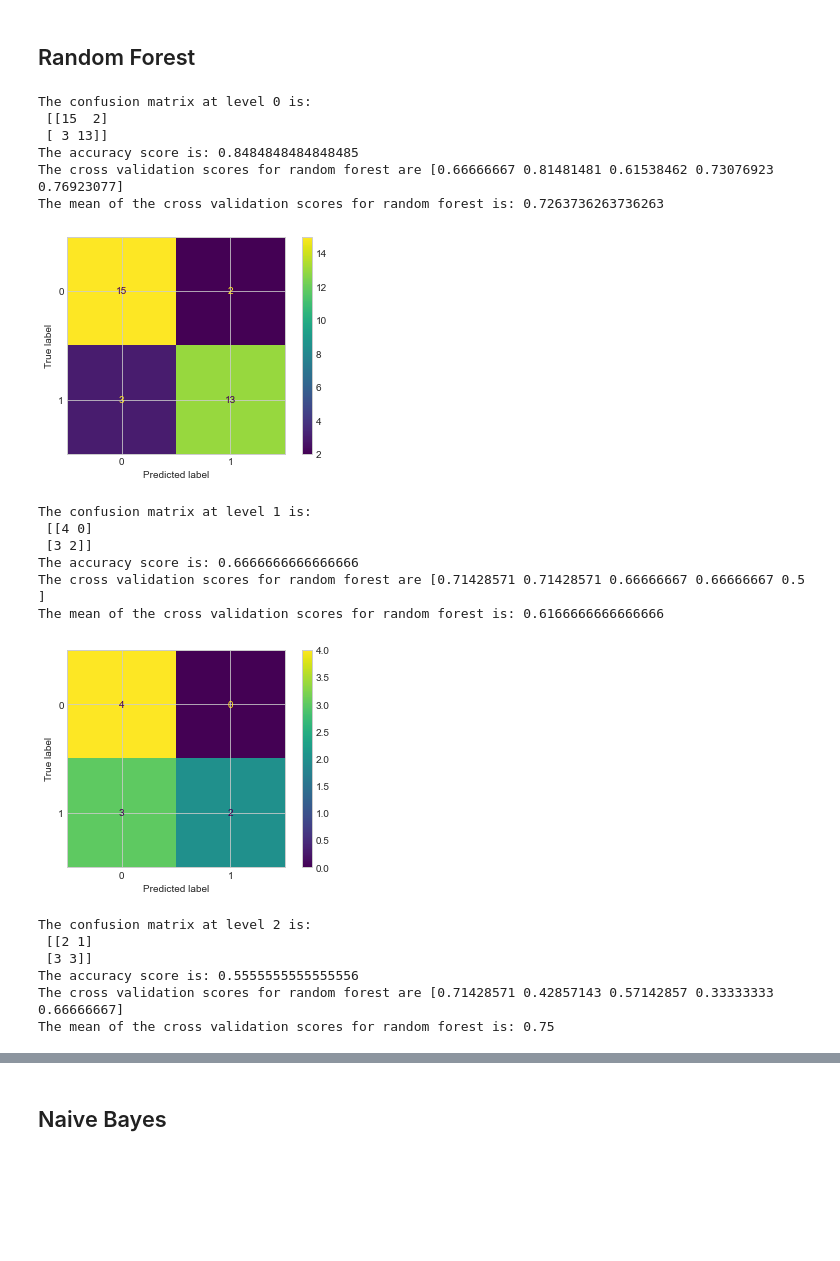
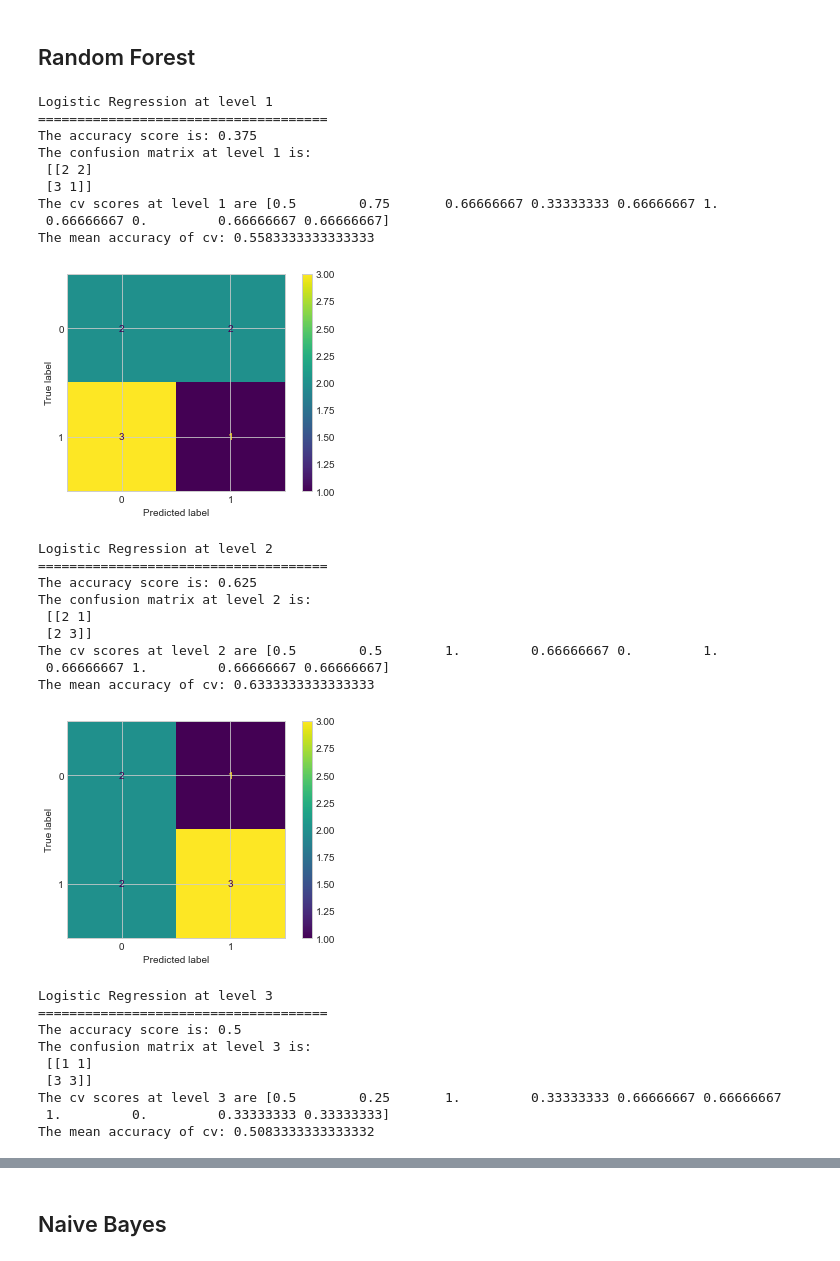
Before and after one commit to streckgumman/BikeFit, a Jupyter notebook: Classifier-diff-all-levels-separately-1.ipynb, the cells around one changed output, grey strips where cells are left out. Cells and saved outputs as stored; diff of their text form; code cells hidden in the pictures; blank space fills up the shorter version.

```diff
--- a/Classifier-diff-all-levels-separately-1.ipynb
+++ b/Classifier-diff-all-levels-separately-1.ipynb
@@ -237,7 +237,7 @@ Calculating the differences between the max and min-values in each attribute for
 # %%
 # calculate the four power levels for healthy people:
 
-path = "USE THIS/Healthy/"
+path = "usethis/Healthy/"
 
 b_name = get_bname(path)
 
@@ -249,7 +249,7 @@ diff_list4 = get_differences_values(path, int(3*len(b_name)/4), int(len(b_name))
 
 # calculate the four power levels for injured people:
 
-path = "USE THIS/PFPS/"
+path = "usethis/PFPS/"
 
 diff_list_injured1 = get_differences_values(path, 0, int(len(b_name)/4))
 diff_list_injured2 = get_differences_values(path, int(len(b_name)/4), int(len(b_name)/2))
@@ -304,7 +297,6 @@ X1, X_test1, X_train1, y_test1, y_train1 = get_ml_data(diff_list1, diff_list_inj
 X2, X_test2, X_train2, y_test2, y_train2 = get_ml_data(diff_list2, diff_list_injured2)
 X3, X_test3, X_train3, y_test3, y_train3 = get_ml_data(diff_list3, diff_list_injured3)
 X4, X_test4, X_train4, y_test4, y_train4 = get_ml_data(diff_list4, diff_list_injured4)
-
 
 def get_X_data(X_test, X_train):
 
@@ -328,3 +320,9 @@ X_train1, X_test1 = get_X_data(X_test1, X_train1)
 X_train2, X_test2 = get_X_data(X_test2, X_train2)
 X_train3, X_test3 = get_X_data(X_test3, X_train3)
 X_train4, X_test4 = get_X_data(X_test4, X_train4)
+
+data_list = [(X_test1, X_train1, y_train1, y_test1, 1),
+             (X_test2, X_train2, y_train2, y_test2, 2),
+             (X_test3, X_train3, y_train3, y_test3, 3),
+             (X_test4, X_train4, y_train4, y_test4, 4),
+             (X_test, X_train, y_train, y_test, "ALL")]
@@ -399,44 +435,59 @@ The mean of the cross validation scores for logistic regression is: 0.575
 # %%
 # Random Forest
 def forest(X_test, X_train, y_train, y_test, level):
-    forest_classifier = RandomForestClassifier(n_estimators = 10, criterion = 'entropy')
+    forest_classifier = RandomForestClassifier(max_features = 'log2', n_estimators = 1000, criterion = 'entropy')
     forest_classifier.fit(X_train, y_train)
+
+    # MAKE PREDICTION
     y_pred = forest_classifier.predict(X_test)
+    score1 = accuracy_score(y_test, y_pred)
+    print(f"Logistic Regression at level {level}")
+    print("=====================================")
+    print(f"The accuracy score is: {score1}")
+
+    # Confusion matrix
     cm = confusion_matrix(y_test, y_pred)
     print(f"The confusion matrix at level {level} is: \n {cm}")
-    score2 = accuracy_score(y_test, y_pred)
-    print(f"The accuracy score is: {score2}")
-    scores = cross_val_score(forest_classifier, X_train, y_train, cv=5)
 
-    print(f"The cross validation scores for random forest are {scores}")
+    # Cross validation
+    scores = cross_val_score(forest_classifier, X_train, y_train, cv=10)
+    print(f"The cv scores at level {level} are {scores}")
+    print(f"The mean accuracy of cv: {np.mean(cross_val_score(forest_classifier, X_train, y_train, cv=10))}")
 
-    print(f"The mean of the cross validation scores for random forest is: {np.mean(cross_val_score(forest_classifier, X_train, y_train, cv=10))}")
-
-    y_pred = forest_classifier.predict(X_test)
+    #y_pred = classifier.predict(X_test)
     ConfusionMatrixDisplay.from_predictions(y_test, y_pred)
     plt.show()
 
 
 for (X_test, X_train, y_train, y_test, level) in data_list:
     forest_classifier = forest(X_test, X_train, y_train, y_test, level)
 # %% [output]
-The confusion matrix at level 0 is:
- [[15  2]
- [ 3 13]]
-The accuracy score is: 0.8484848484848485
-The cross validation scores for random forest are [0.66666667 0.81481481 0.61538462 0.73076923 0.76923077]
-The mean of the cross validation scores for random forest is: 0.7263736263736263
+Logistic Regression at level 1
+=====================================
+The accuracy score is: 0.375
+The confusion matrix at level 1 is:
+ [[2 2]
+ [3 1]]
+The cv scores at level 1 are [0.5        0.75       0.66666667 0.33333333 0.66666667 1.
+ 0.66666667 0.         0.66666667 0.66666667]
+The mean accuracy of cv: 0.5583333333333333
-[figure, old version]
+[figure, new version]
-The confusion matrix at level 1 is:
- [[4 0]
- [3 2]]
-The accuracy score is: 0.6666666666666666
-The cross validation scores for random forest are [0.71428571 0.71428571 0.66666667 0.66666667 0.5       ]
-The mean of the cross validation scores for random forest is: 0.6166666666666666
+Logistic Regression at level 2
+=====================================
+The accuracy score is: 0.625
+The confusion matrix at level 2 is:
+ [[2 1]
+ [2 3]]
+The cv scores at level 2 are [0.5        0.5        1.         0.66666667 0.         1.
+ 0.66666667 1.         0.66666667 0.66666667]
+The mean accuracy of cv: 0.6333333333333333
-[figure, old version]
+[figure, new version]
-The confusion matrix at level 2 is:
- [[2 1]
+Logistic Regression at level 3
+=====================================
+The accuracy score is: 0.5
+The confusion matrix at level 3 is:
+ [[1 1]
  [3 3]]
-The accuracy score is: 0.5555555555555556
-The cross validation scores for random forest are [0.71428571 0.42857143 0.57142857 0.33333333 0.66666667]
-The mean of the cross validation scores for random forest is: 0.75
+The cv scores at level 3 are [0.5        0.25       1.         0.33333333 0.66666667 0.66666667
+ 1.         0.         0.33333333 0.33333333]
+The mean accuracy of cv: 0.5083333333333332
```
Also changed, not shown: parts of 9 cells of this notebook, 5 other files.
